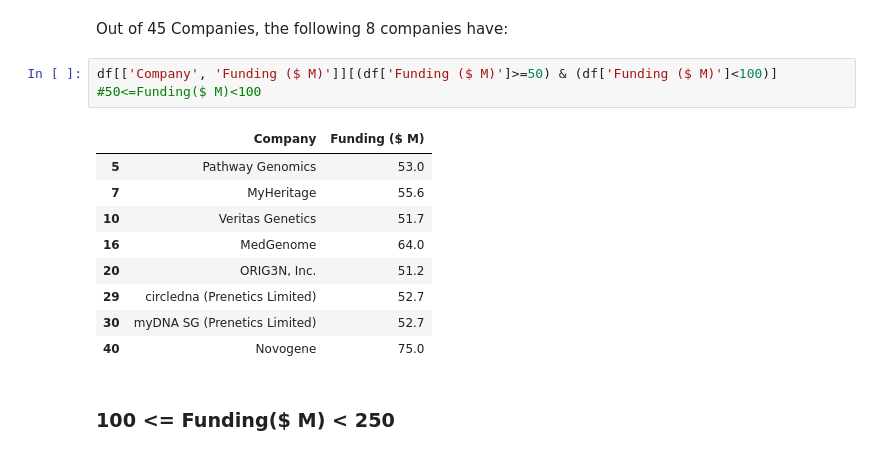
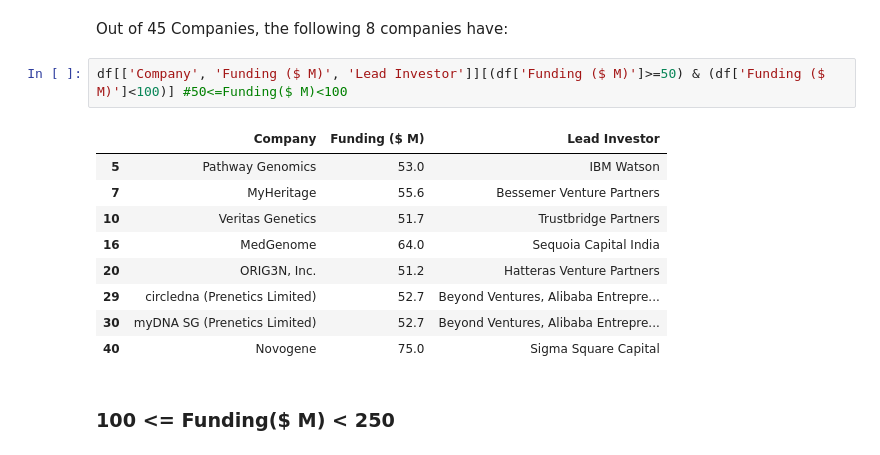
Before and after one commit to bhaveshpancholi/Competitor-Anlysis, a Jupyter notebook: Competitor Analysis.ipynb, the cells around one changed output. Cells and saved outputs as stored; diff of their text form.

```diff
--- a/Competitor Analysis.ipynb
+++ b/Competitor Analysis.ipynb
@@ -857,17 +857,17 @@ df[['Company', 'Funding ($ M)']][(df['Funding ($ M)']>=10) & (df['Funding ($ M)'
 # %% [markdown]
 Out of 45 Companies, the following 8 companies have:
 # %%
-df[['Company', 'Funding ($ M)']][(df['Funding ($ M)']>=50) & (df['Funding ($ M)']<100)] #50<=Funding($ M)<100
+df[['Company', 'Funding ($ M)', 'Lead Investor']][(df['Funding ($ M)']>=50) & (df['Funding ($ M)']<100)] #50<=Funding($ M)<100
 # %% [output]
-|  | Company | Funding ($ M) |
-| 5 | Pathway Genomics | 53.0 |
-| 7 | MyHeritage | 55.6 |
-| 10 | Veritas Genetics | 51.7 |
-| 16 | MedGenome | 64.0 |
-| 20 | ORIG3N, Inc. | 51.2 |
-| 29 | circledna (Prenetics Limited) | 52.7 |
-| 30 | myDNA SG (Prenetics Limited) | 52.7 |
-| 40 | Novogene | 75.0 |
+|  | Company | Funding ($ M) | Lead Investor |
+| 5 | Pathway Genomics | 53.0 | IBM Watson |
+| 7 | MyHeritage | 55.6 | Bessemer Venture Partners |
+| 10 | Veritas Genetics | 51.7 | Trustbridge Partners |
+| 16 | MedGenome | 64.0 | Sequoia Capital India |
+| 20 | ORIG3N, Inc. | 51.2 | Hatteras Venture Partners |
+| 29 | circledna (Prenetics Limited) | 52.7 | Beyond Ventures, Alibaba Entrepre... |
+| 30 | myDNA SG (Prenetics Limited) | 52.7 | Beyond Ventures, Alibaba Entrepre... |
+| 40 | Novogene | 75.0 | Sigma Square Capital |
 # %% [markdown]
 ### 100 <= Funding($ M) < 250
 # %% [markdown]
```
Also changed, not shown: parts of 7 cells of this notebook, 1 other file.
